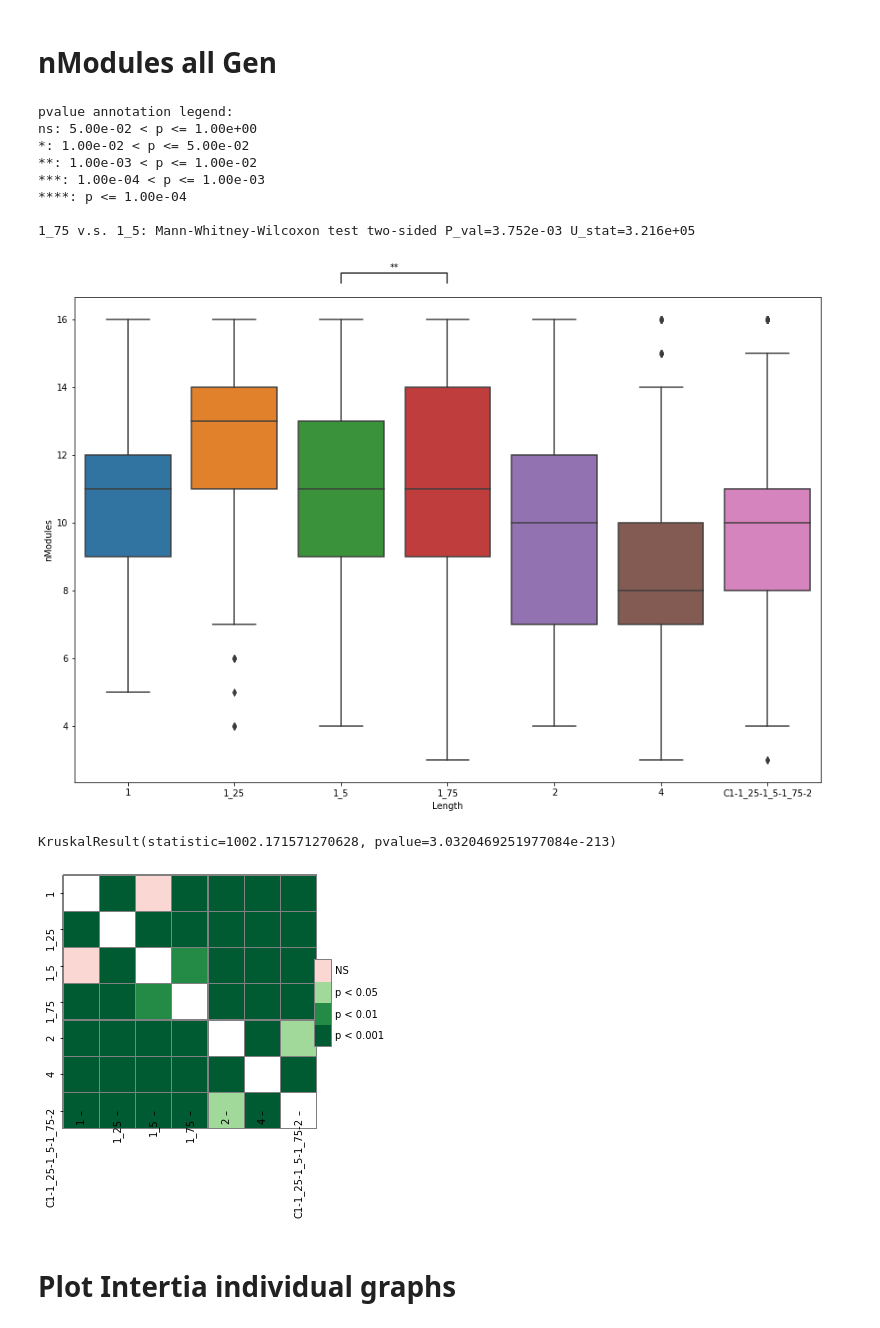
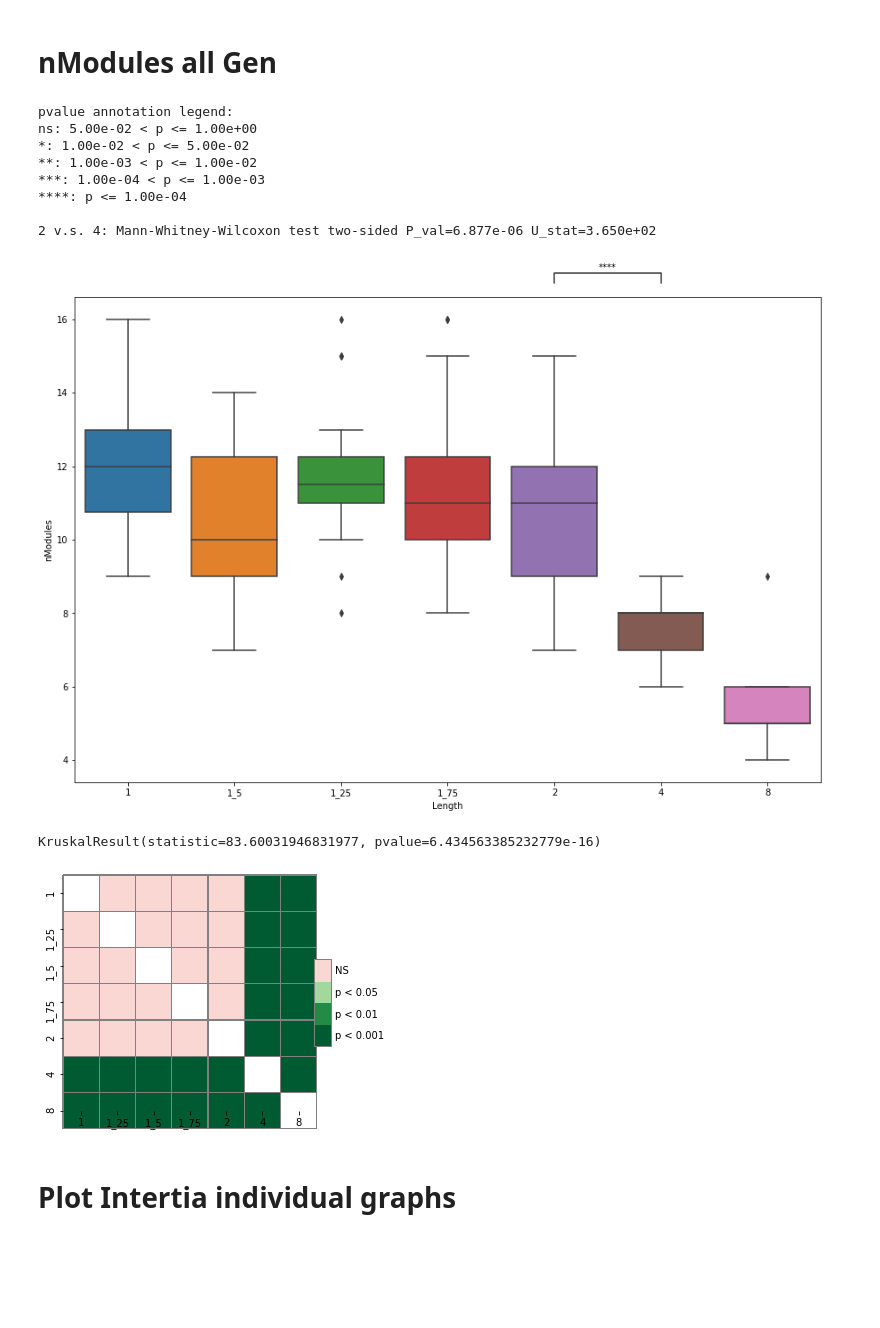
Before and after one commit to rmorenoga/paperGraphs, a Jupyter notebook: GraphsFlatBase.ipynb, the cells around one changed output. Saved outputs shown, nothing was run; the diff lists cells and outputs as text; code cells hidden in the pictures; blank space fills up the shorter version.

```diff
--- a/GraphsFlatBase.ipynb
+++ b/GraphsFlatBase.ipynb
@@ -49,20 +69,20 @@ KruskalResult(statistic=3194.9885563914177, pvalue=0.0)
 # %% [markdown]
 # nModules all Gen
 # %%
-folders = ['1','1_25','1_5','1_75','2','4','C1-1_25-1_5-1_75-2']
-boxplotResults('flatBase',folders,'nModules',10,False,False,'box')
+folders = ['1','1_5','1_25','1_75','2','4','8']
+boxplotResults('flatBase',folders,'nModules',20,False,True,'box','flatLastGen')
 # %% [output]
 pvalue annotation legend:
 ns: 5.00e-02 < p <= 1.00e+00
 *: 1.00e-02 < p <= 5.00e-02
 **: 1.00e-03 < p <= 1.00e-02
 ***: 1.00e-04 < p <= 1.00e-03
 ****: p <= 1.00e-04
 
-1_75 v.s. 1_5: Mann-Whitney-Wilcoxon test two-sided P_val=3.752e-03 U_stat=3.216e+05
+2 v.s. 4: Mann-Whitney-Wilcoxon test two-sided P_val=6.877e-06 U_stat=3.650e+02
-[figure, old version]
+[figure, new version]
-KruskalResult(statistic=1002.171571270628, pvalue=3.0320469251977084e-213)
+KruskalResult(statistic=83.60031946831977, pvalue=6.434563385232779e-16)
-[figure, old version]
+[figure, new version]
 # %% [markdown]
 # Plot Intertia individual graphs
 # %%
```
Also changed, not shown: parts of 7 cells of this notebook, 2 other files.
